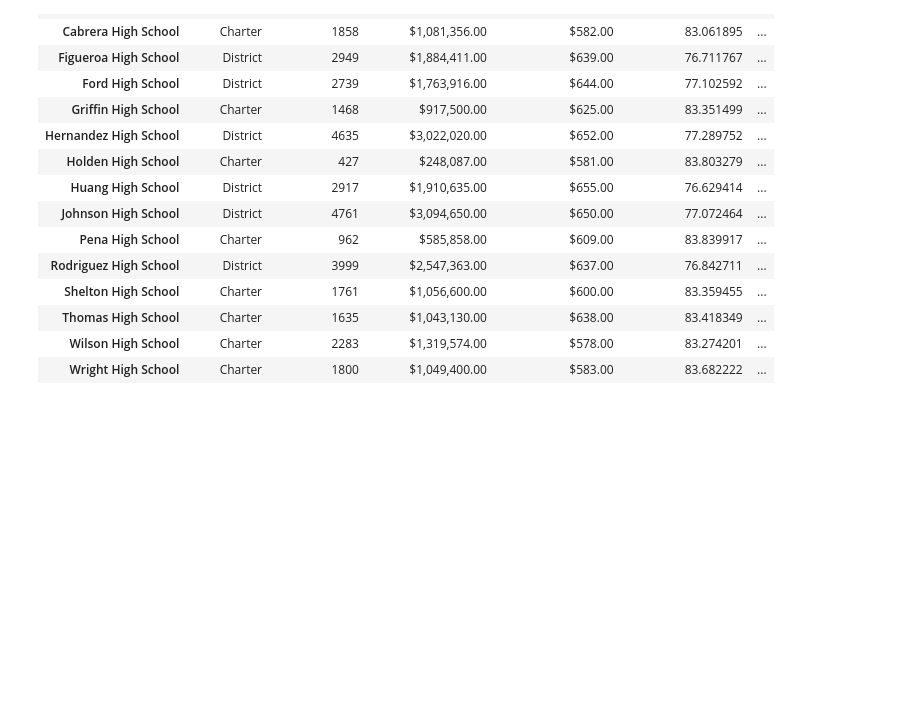
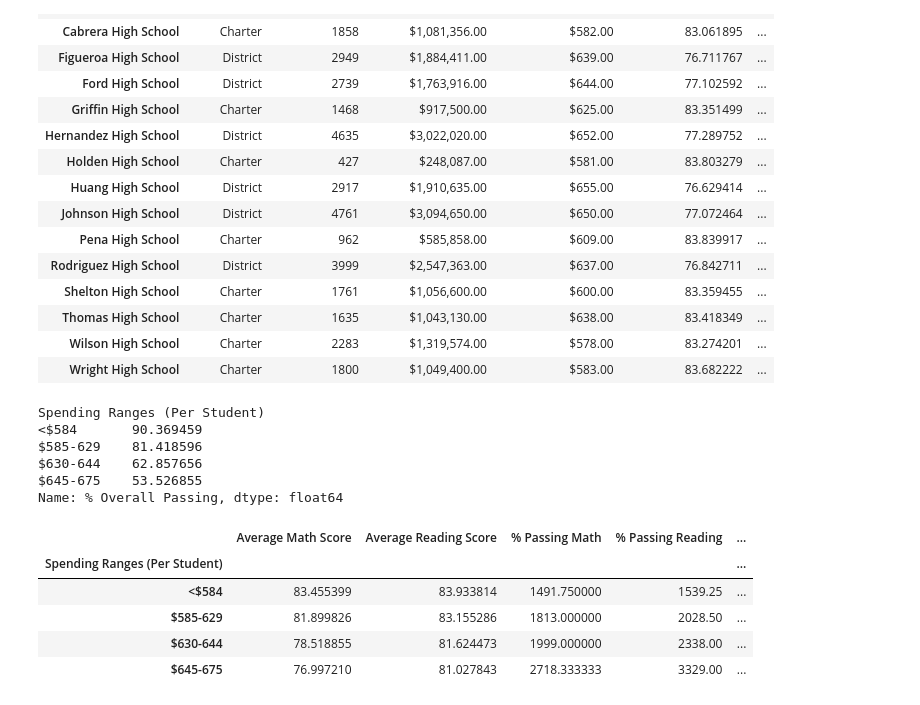
Before and after one commit to Jflux05/School_District_Analysis, a Jupyter notebook: PyCitySchools.ipynb, the cells around one changed output. Saved outputs shown, nothing was run; the diff lists cells and outputs as text; code cells hidden in the pictures; blank space fills up the shorter version.

Commit message:
scores by school spending.

```diff
--- a/PyCitySchools.ipynb
+++ b/PyCitySchools.ipynb
@@ -1136,3 +1136,34 @@ spending_passing_math = per_school_summary_df.groupby(["Spending Ranges (Per Stu
 spending_passing_reading = per_school_summary_df.groupby(["Spending Ranges (Per Student)"]).mean()["% Passing Reading"]
 
 overall_passing_spending = per_school_summary_df.groupby(["Spending Ranges (Per Student)"]).mean()["% Overall Passing"]
+# %%
+overall_passing_spending
+# %% [output]
+Spending Ranges (Per Student)
+<$584       90.369459
+$585-629    81.418596
+$630-644    62.857656
+$645-675    53.526855
+Name: % Overall Passing, dtype: float64
+# %%
+# create a new DataFrame for the average math and reading scores,
+# average percentage of students who passed math and reading,
+# and the average overall percentage of passing students.
+
+# Create the Spending Summary DataFrame
+# Assemble into DataFrame.
+spending_summary_df = pd.DataFrame({
+    "Average Math Score" : spending_math_scores,
+    "Average Reading Score": spending_reading_scores,
+    "% Passing Math": spending_passing_math,
+    "% Passing Reading": spending_passing_reading,
+    "% Overall Passing": overall_passing_spending})
+
+spending_summary_df
+# %% [output]
+|  | Average Math Score | Average Reading Score | % Passing Math | % Passing Reading | ... |
+| Spending Ranges (Per Student) |  |  |  |  | ... |
+| <$584 | 83.455399 | 83.933814 | 1491.750000 | 1539.25 | ... |
+| $585-629 | 81.899826 | 83.155286 | 1813.000000 | 2028.50 | ... |
+| $630-644 | 78.518855 | 81.624473 | 1999.000000 | 2338.00 | ... |
+| $645-675 | 76.997210 | 81.027843 | 2718.333333 | 3329.00 | ... |
```
Also changed, not shown: parts of 1 cell of this notebook.
